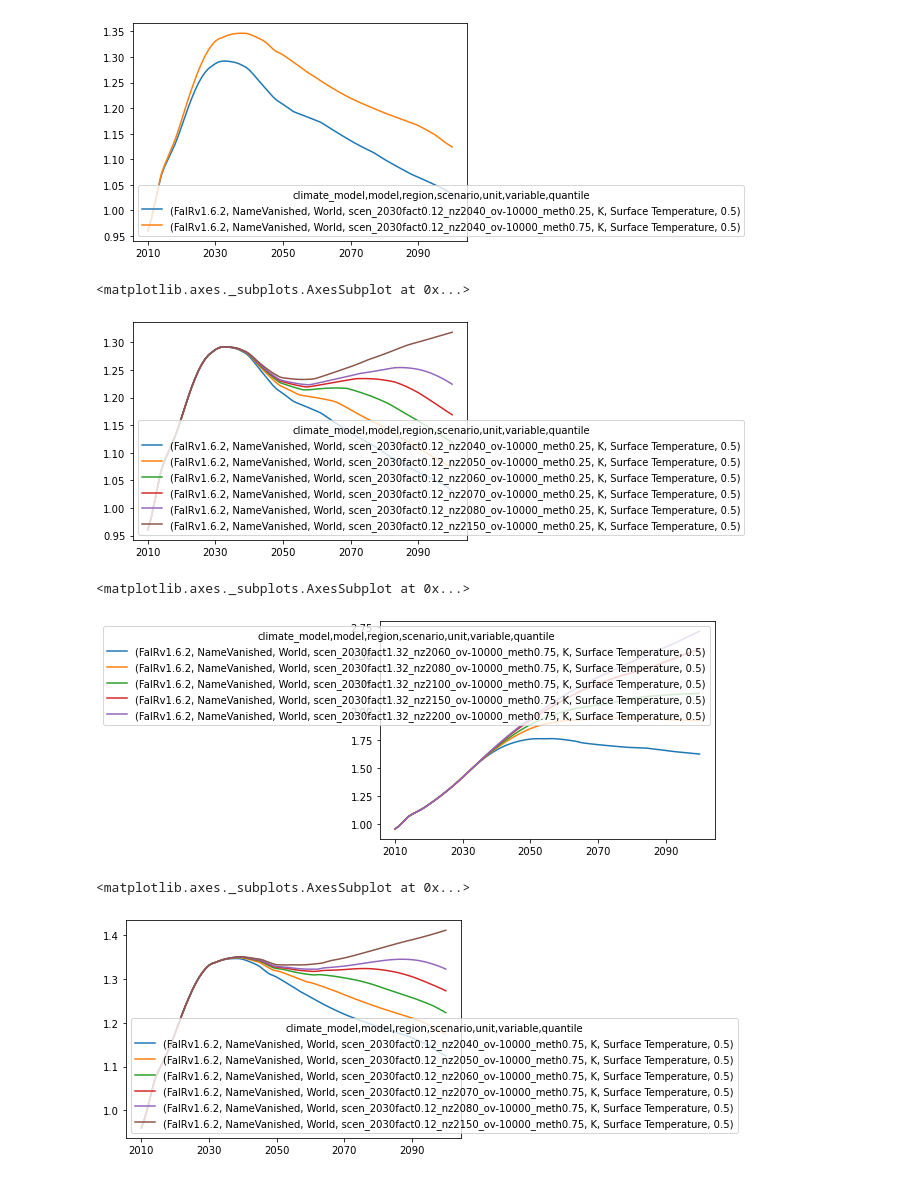
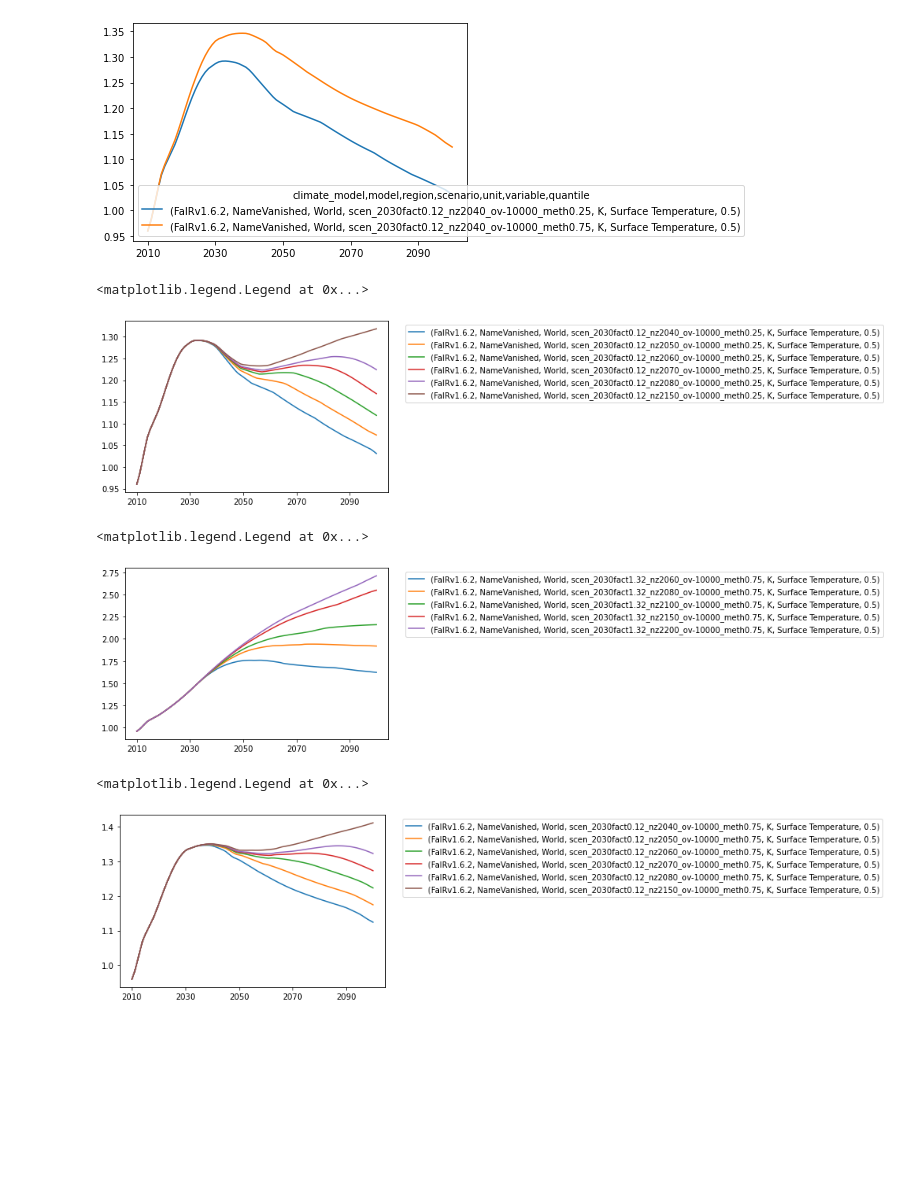
Before and after one commit to Rlamboll/PROVIDEemissions, a Jupyter notebook: notebooks/run_fair_on_systematic_paths.ipynb, the cells around one changed output. Cells and saved outputs as stored; diff of their text form; code cells hidden in the pictures; blank space fills up the shorter version.

Commit message:
Improved readibility of plots

```diff
--- a/notebooks/run_fair_on_systematic_paths.ipynb
+++ b/notebooks/run_fair_on_systematic_paths.ipynb
@@ -364,19 +363,21 @@ runs_quantiles.loc[
 # %%
 illustrative_scens = [
     "scen_2030fact0.12_nz2040_ov-10000_meth0.25",
     "scen_2030fact0.12_nz2050_ov-10000_meth0.25",
     "scen_2030fact0.12_nz2060_ov-10000_meth0.25",
     "scen_2030fact0.12_nz2070_ov-10000_meth0.25",
     "scen_2030fact0.12_nz2080_ov-10000_meth0.25",
     "scen_2030fact0.12_nz2150_ov-10000_meth0.25",
 ]
+ax=plt.subplot(111)
 runs_quantiles.loc[
     (runs_quantiles.index.get_level_values("quantile")==0.5) &
     [s in illustrative_scens for s in runs_quantiles.index.get_level_values("scenario")],
-].T.plot()
+].T.plot(ax=ax)
+ax.legend(bbox_to_anchor=(1.05, 1))
 # %% [output]
-<matplotlib.axes._subplots.AxesSubplot at 0x...>
+<matplotlib.legend.Legend at 0x...>
-[figure, old version]
+[figure, new version]
 # %%
 illustrative_scens = [
     "scen_2030fact1.32_nz2200_ov-10000_meth0.75",
@@ -386,13 +387,15 @@ illustrative_scens = [
     "scen_2030fact1.32_nz2060_ov-10000_meth0.75",
     "scen_2030fact1.32_nz2040_ov-10000_meth0.75",
 ]
+ax=plt.subplot(111)
 runs_quantiles.loc[
     (runs_quantiles.index.get_level_values("quantile")==0.5) &
     [s in illustrative_scens for s in runs_quantiles.index.get_level_values("scenario")],
-].T.plot()
+].T.plot(ax=ax)
+ax.legend(bbox_to_anchor=(1.05, 1))
 # %% [output]
-<matplotlib.axes._subplots.AxesSubplot at 0x...>
+<matplotlib.legend.Legend at 0x...>
-[figure, old version]
+[figure, new version]
 # %%
 illustrative_scens = [
     "scen_2030fact0.12_nz2040_ov-10000_meth0.75",
@@ -402,13 +405,15 @@ illustrative_scens = [
     "scen_2030fact0.12_nz2080_ov-10000_meth0.75",
     "scen_2030fact0.12_nz2150_ov-10000_meth0.75",
 ]
+ax=plt.subplot(111)
 runs_quantiles.loc[
     (runs_quantiles.index.get_level_values("quantile")==0.5) &
     [s in illustrative_scens for s in runs_quantiles.index.get_level_values("scenario")],
-].T.plot()
+].T.plot(ax=ax)
+ax.legend(bbox_to_anchor=(1.05, 1))
 # %% [output]
-<matplotlib.axes._subplots.AxesSubplot at 0x...>
+<matplotlib.legend.Legend at 0x...>
-[figure, old version]
+[figure, new version]
 # %%
 runs_quantiles_xr = runs_quantiles.to_xarray()
 # %%
```
Also changed, not shown: parts of 1 cell of this notebook.
